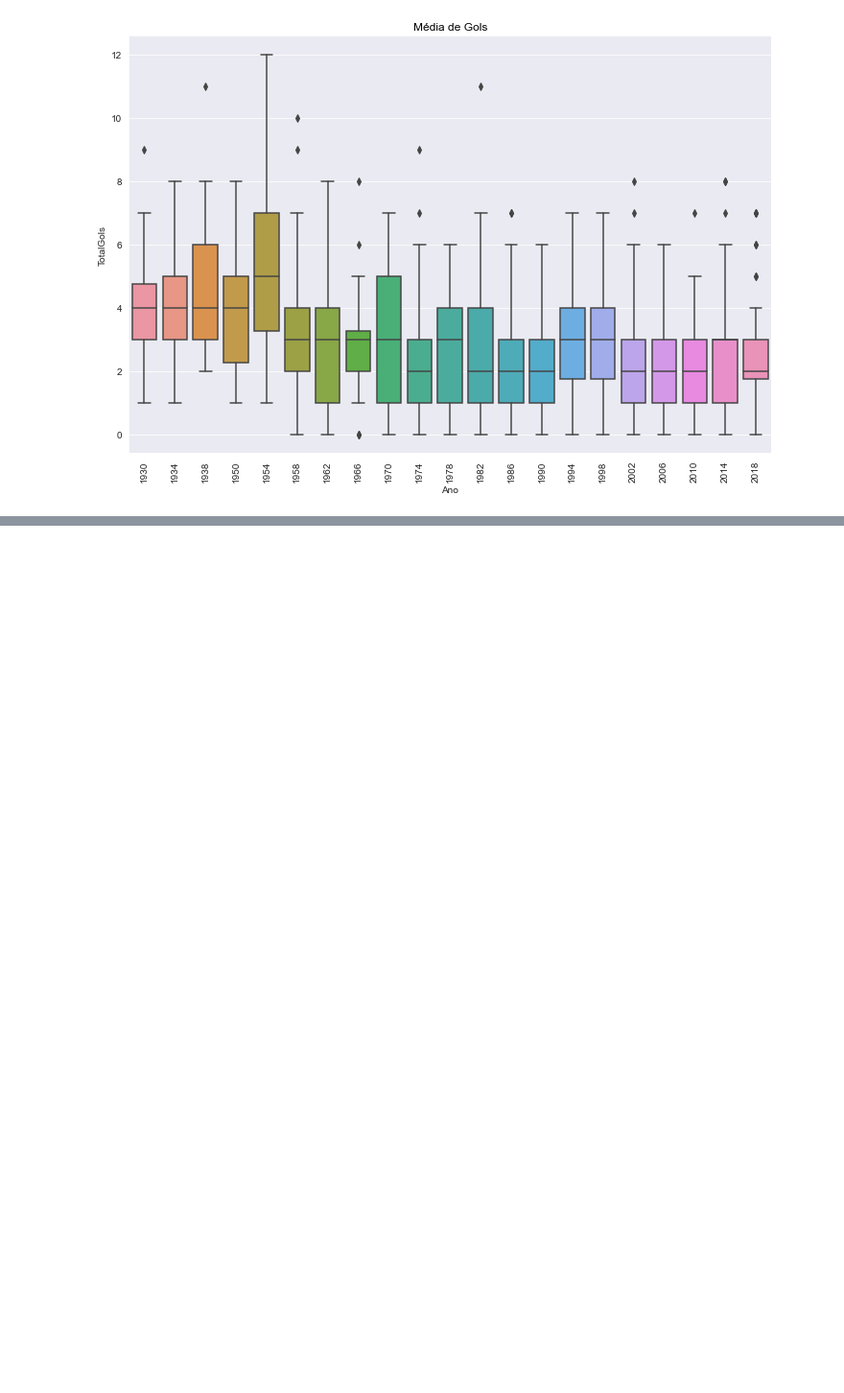
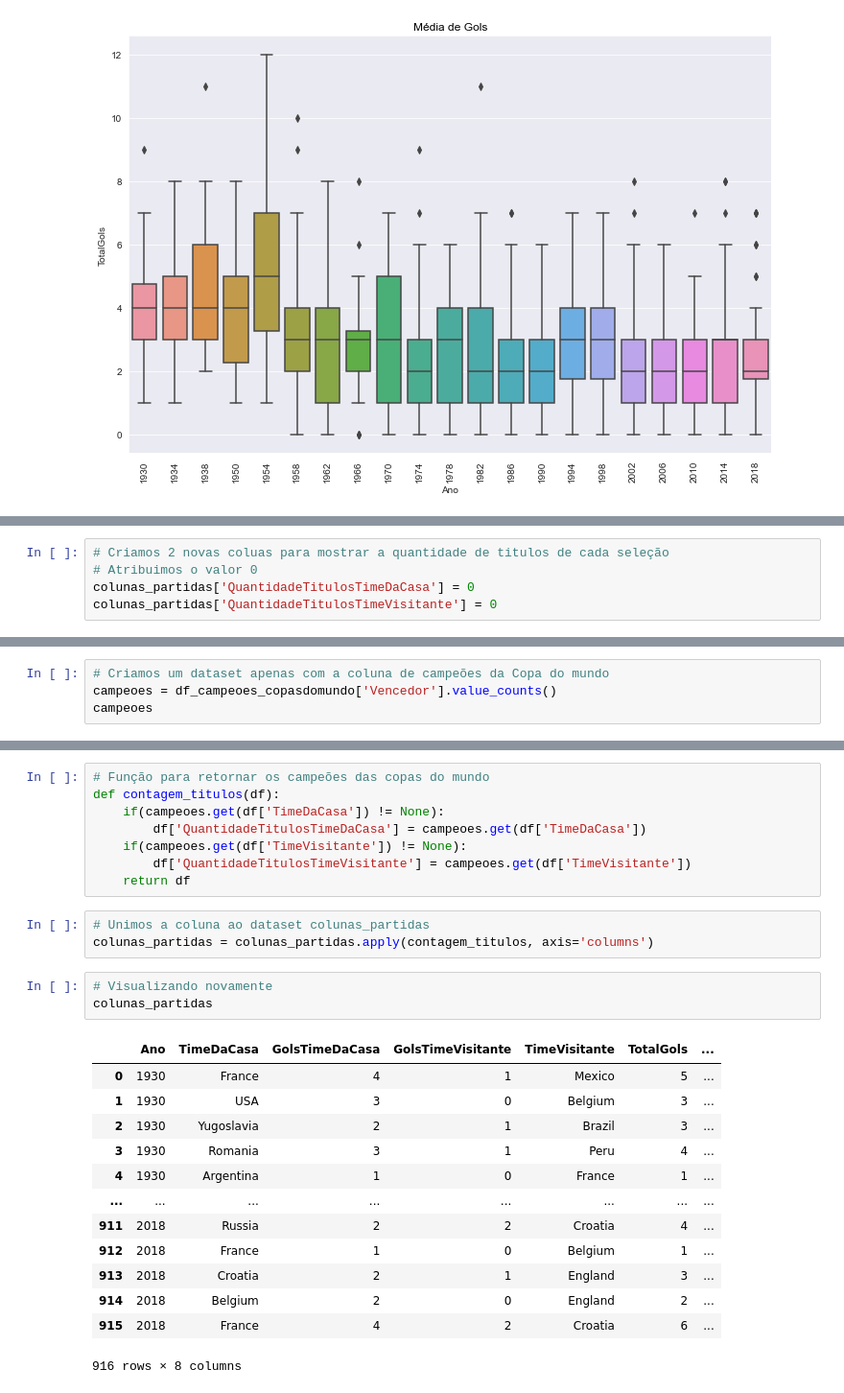
Before and after one commit to Gugah007/Projeto-ML-Construindo-um-algoritmo-para-prever-a-copa-2022, a Jupyter notebook: Projeto ML - Construindo um algoritmo para prever a copa 2022.ipynb, the cells around one changed output, grey strips where cells are left out. Shown at 96% size. Drawn from its saved outputs; the diff is of its cells as text; blank space fills up the shorter version.

```diff
--- a/Projeto ML - Construindo um algoritmo para prever a copa 2022.ipynb
+++ b/Projeto ML - Construindo um algoritmo para prever a copa 2022.ipynb
@@ -502,0 +543,5 @@ sns.boxplot(df_jogos_copasdomundo['Ano'], df_jogos_copasdomundo['TotalGols'])
+# %%
+# Criamos 2 novas coluas para mostrar a quantidade de titulos de cada seleção
+# Atribuimos o valor 0
+colunas_partidas['QuantidadeTitulosTimeDaCasa'] = 0
+colunas_partidas['QuantidadeTitulosTimeVisitante'] = 0
@@ -502,0 +558,4 @@ sns.boxplot(df_jogos_copasdomundo['Ano'], df_jogos_copasdomundo['TotalGols'])
+# %%
+# Criamos um dataset apenas com a coluna de campeões da Copa do mundo
+campeoes = df_campeoes_copasdomundo['Vencedor'].value_counts()
+campeoes
@@ -502,0 +572,28 @@ sns.boxplot(df_jogos_copasdomundo['Ano'], df_jogos_copasdomundo['TotalGols'])
+# %%
+# Função para retornar os campeões das copas do mundo
+def contagem_titulos(df):
+    if(campeoes.get(df['TimeDaCasa']) != None):
+        df['QuantidadeTitulosTimeDaCasa'] = campeoes.get(df['TimeDaCasa'])
+    if(campeoes.get(df['TimeVisitante']) != None):
+        df['QuantidadeTitulosTimeVisitante'] = campeoes.get(df['TimeVisitante'])
+    return df
+# %%
+# Unimos a coluna ao dataset colunas_partidas
+colunas_partidas = colunas_partidas.apply(contagem_titulos, axis='columns')
+# %%
+# Visualizando novamente
+colunas_partidas
+# %% [output]
+|  | Ano | TimeDaCasa | GolsTimeDaCasa | GolsTimeVisitante | TimeVisitante | TotalGols | ... |
+| 0 | 1930 | France | 4 | 1 | Mexico | 5 | ... |
+| 1 | 1930 | USA | 3 | 0 | Belgium | 3 | ... |
+| 2 | 1930 | Yugoslavia | 2 | 1 | Brazil | 3 | ... |
+| 3 | 1930 | Romania | 3 | 1 | Peru | 4 | ... |
+| 4 | 1930 | Argentina | 1 | 0 | France | 1 | ... |
+| ... | ... | ... | ... | ... | ... | ... | ... |
+| 911 | 2018 | Russia | 2 | 2 | Croatia | 4 | ... |
+| 912 | 2018 | France | 1 | 0 | Belgium | 1 | ... |
+| 913 | 2018 | Croatia | 2 | 1 | England | 3 | ... |
+| 914 | 2018 | Belgium | 2 | 0 | England | 2 | ... |
+| 915 | 2018 | France | 4 | 2 | Croatia | 6 | ... |
+916 rows × 8 columns
```
Also changed, not shown: parts of 35 cells of this notebook.
